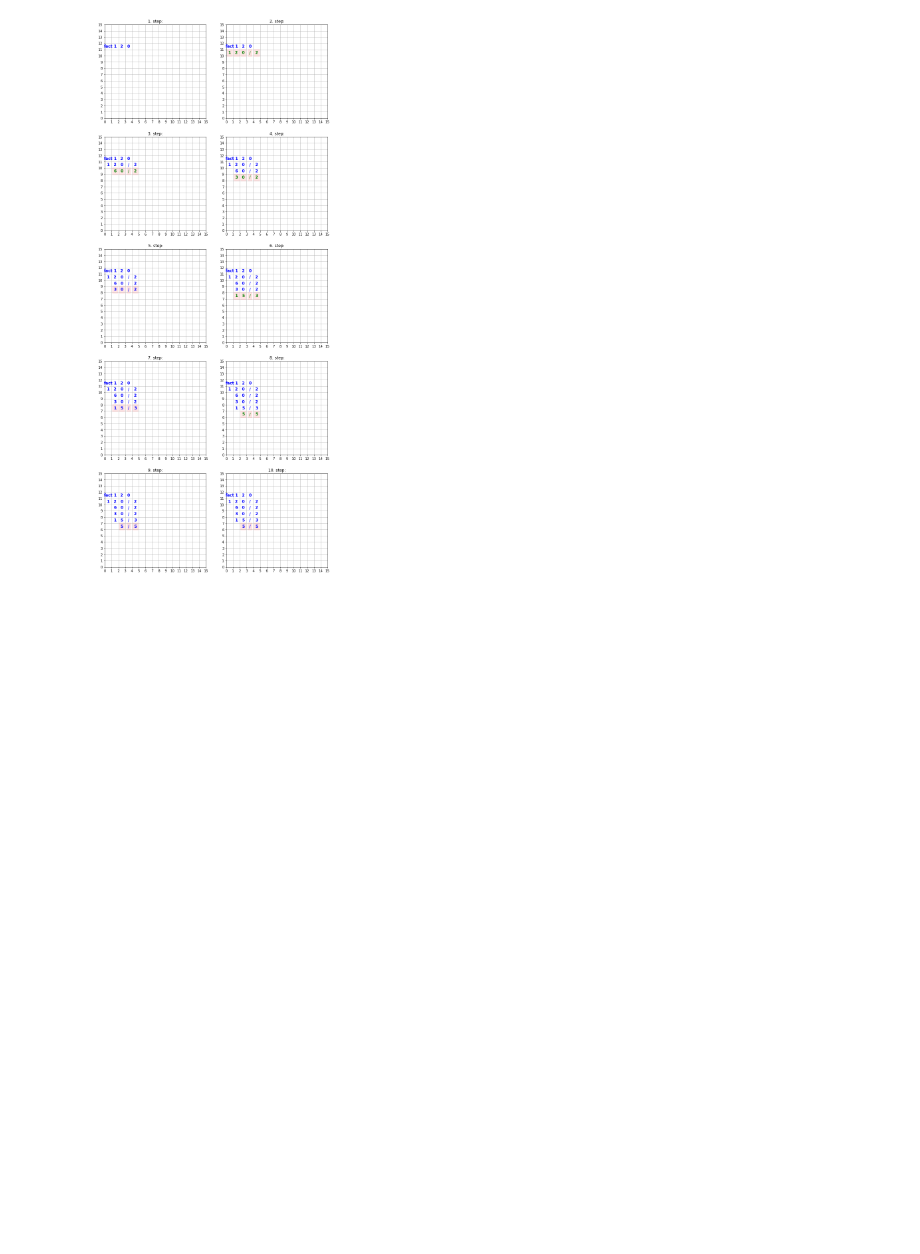
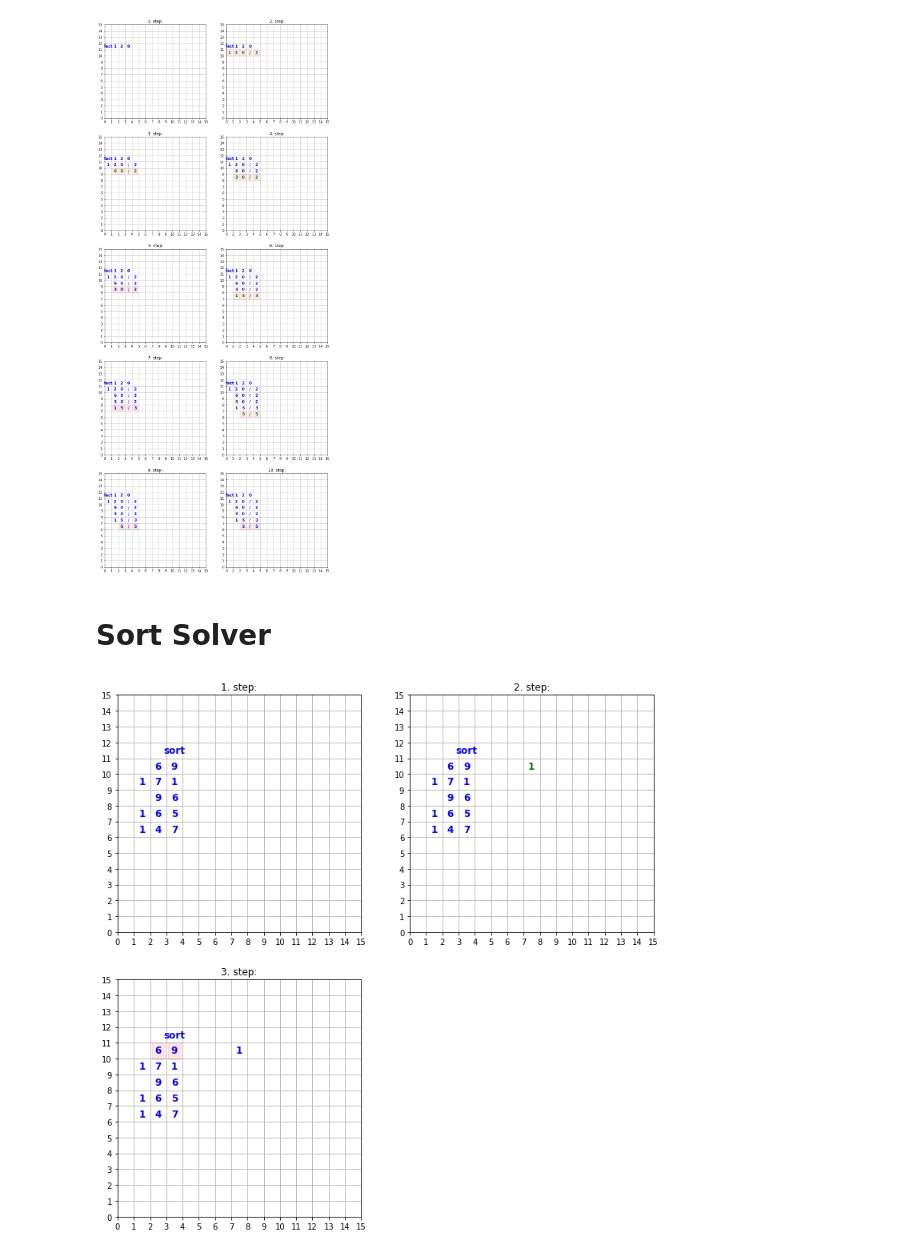
Before and after one commit to csadrian/arithmetics_on_paper, a Jupyter notebook: examples.ipynb, the cells around one changed output. Saved outputs shown, nothing was run; the diff lists cells and outputs as text; code cells hidden in the pictures; blank space fills up the shorter version.

Commit message:
sortproblem and starting solver

```diff
--- a/examples.ipynb
+++ b/examples.ipynb
@@ -100,3 +100,17 @@ def solve_factorize(n):
 solve_factorize(120)
 # %% [output]
 [figure]
+# %% [markdown]
+# Sort Solver
+# %%
+def list_generator():
+    while True:
+        yield {'ns': [ 69, 171,  96, 165, 147]}
+# %%
+def solve_sort():
+    res = next(iter(SortSolver(15).generator(list_generator())))
+    plot_steps(res)
+# %%
+solve_sort()
+# %% [output]
+[figure, added]
```
Also changed, not shown: 3 other files.
